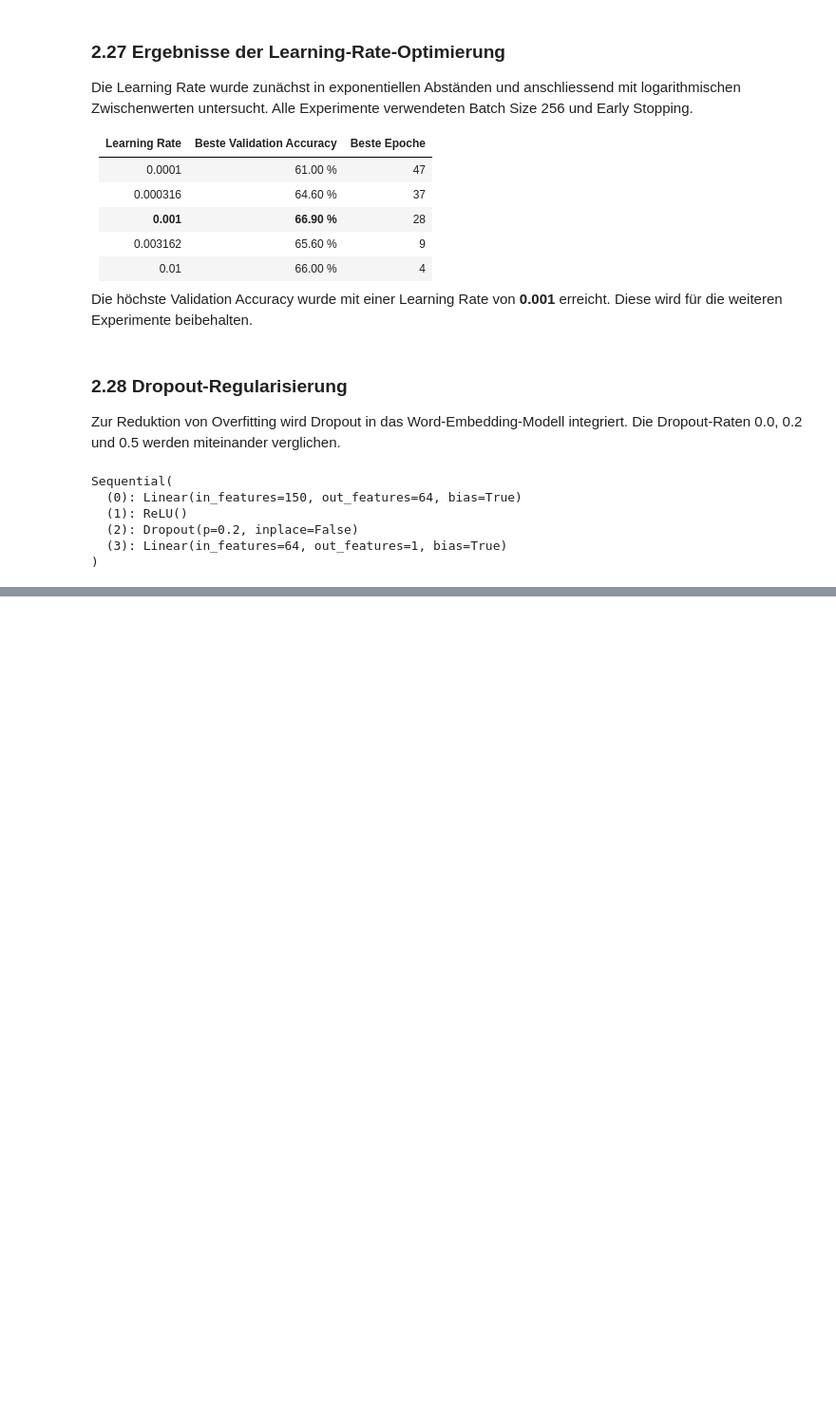
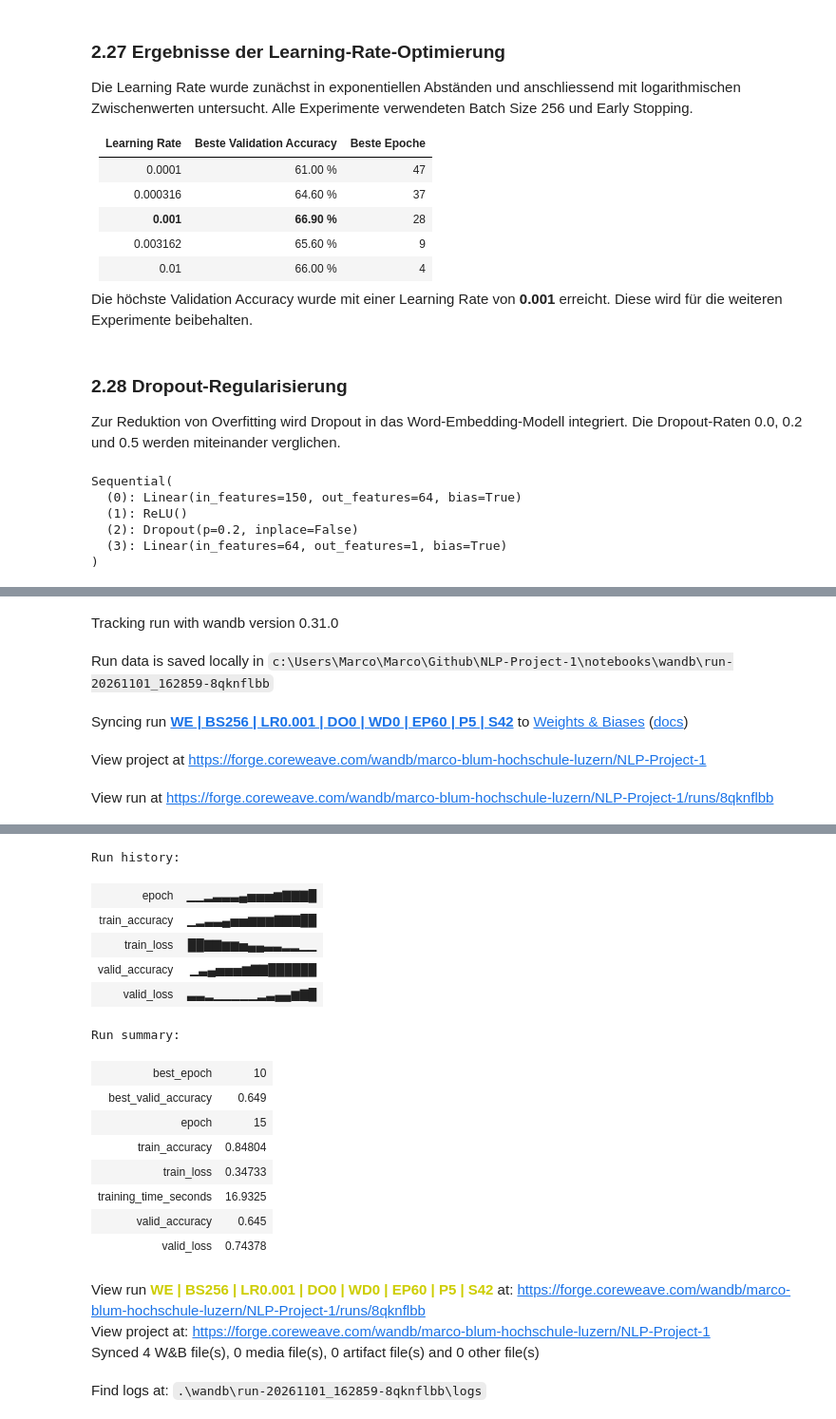
Before and after one commit to marcoblum/NLP-Project-1, a Jupyter notebook: notebooks/02_word_embeddings_model.ipynb, the cells around one changed output, grey strips where cells are left out. Shown at 95% size. Cells and saved outputs as stored; diff of their text form; code cells hidden in the pictures; blank space fills up the shorter version.

```diff
--- a/notebooks/02_word_embeddings_model.ipynb
+++ b/notebooks/02_word_embeddings_model.ipynb
@@ -1810,0 +1797,14 @@ TypeError: run_experiment() got an unexpected keyword argument 'dropout'
+# %%
+if RUN_EXPERIMENTS:
+    result_wd0 = run_experiment(
+        batch_size=256,
+        learning_rate=0.001,
+        epochs=60,
+        patience=5,
+        seed=42,
+        dropout=0.0,
+        weight_decay=0.0
+    )
+else:
+    print("result_wd0 übersprungen (RUN_EXPERIMENTS = False).")
+# %% [output]
@@ -1810,0 +1812,5 @@ TypeError: run_experiment() got an unexpected keyword argument 'dropout'
+Tracking run with wandb version 0.31.0
+Run data is saved locally in c:\Users\Marco\Marco\Github\NLP-Project-1\notebooks\wandb\run-20261101_162859-8qknflbb
+Syncing run WE | BS256 | LR0.001 | DO0 | WD0 | EP60 | P5 | S42 to Weights & Biases (docs)
+View project at https://forge.coreweave.com/wandb/marco-blum-hochschule-luzern/NLP-Project-1
+View run at https://forge.coreweave.com/wandb/marco-blum-hochschule-luzern/NLP-Project-1/runs/8qknflbb
@@ -1810,0 +1838,19 @@ TypeError: run_experiment() got an unexpected keyword argument 'dropout'
+Run history:
+| epoch | ▁▁▂▃▃▃▄▅▅▅▆▇▇▇█ |
+| train_accuracy | ▁▂▃▃▄▅▅▆▆▆▇▇▇██ |
+| train_loss | ██▇▇▆▆▅▄▄▃▃▂▂▁▁ |
+| valid_accuracy | ▁▃▄▅▅▅▆▇▇██████ |
+| valid_loss | ▃▃▂▁▁▁▁▁▂▃▄▄▆▇█ |
+Run summary:
+| best_epoch | 10 |
+| best_valid_accuracy | 0.649 |
+| epoch | 15 |
+| train_accuracy | 0.84804 |
+| train_loss | 0.34733 |
+| training_time_seconds | 16.9325 |
+| valid_accuracy | 0.645 |
+| valid_loss | 0.74378 |
+View run WE | BS256 | LR0.001 | DO0 | WD0 | EP60 | P5 | S42 at: https://forge.coreweave.com/wandb/marco-blum-hochschule-luzern/NLP-Project-1/runs/8qknflbb
+View project at: https://forge.coreweave.com/wandb/marco-blum-hochschule-luzern/NLP-Project-1
+Synced 4 W&B file(s), 0 media file(s), 0 artifact file(s) and 0 other file(s)
+Find logs at: .\wandb\run-20261101_162859-8qknflbb\logs
```
Also changed, not shown: parts of 43 cells of this notebook, 31 other files.
